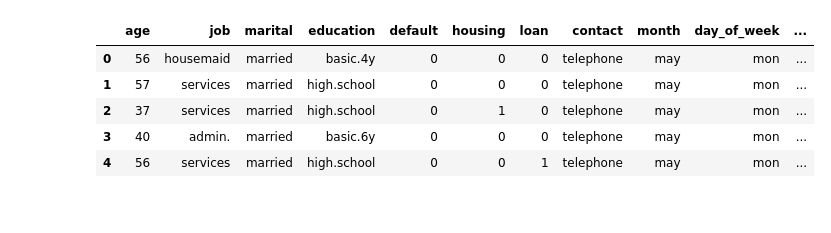
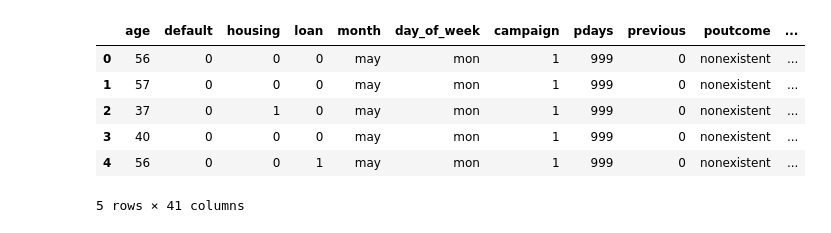
Before and after one commit to Iolaveson/Machine_learning, a Jupyter notebook: starter_bank_group1.ipynb, the cells around one changed output. Drawn from its saved outputs; the diff is of its cells as text; code cells hidden in the pictures.

Commit message:
Co-authored-by: james rainey <AJamesRainey@users.noreply.github.com> Co-authored-by: Eric Izekor <ize19001@byui.edu> dummies

```diff
--- a/starter_bank_group1.ipynb
+++ b/starter_bank_group1.ipynb
@@ -15,23 +16,33 @@ campaign.head()
 # %%
 yes_nos1 = campaign['default'].replace(['yes','no','unknown'], [1,0,0])
 yes_nos2 = campaign['housing'].replace(['yes','no','unknown'], [1,0,0])
 yes_nos3 = campaign['loan'].replace(['yes','no','unknown'], [1,0,0])
 
 
 
 marital = campaign['marital'].replace(["divorced","married","single","unknown"], ["divorced","married","single","single"])
+result = campaign['y'].replace(['yes', 'no'], [1,0])
+unemployed = campaign['job'].replace('unknown', 'unemployed')
 
 campaign['default'] = yes_nos1
 campaign['housing'] = yes_nos2
 campaign['loan'] = yes_nos3
 campaign['marital'] = marital
+campaign['y'] = result
+
+campaign_int = ['job','marital','education','contact','poutcome',]
+
+test = pd.get_dummies(campaign, columns =['job','marital','education','contact'])
 
 
-campaign.head()
+# campaign['divorced'] = test
+# campaign_final= pd.merge(campaign, test,how = 'cross')
+test.head()
 # %% [output]
-|  | age | job | marital | education | default | housing | loan | contact | month | day_of_week | ... |
-| 0 | 56 | housemaid | married | basic.4y | 0 | 0 | 0 | telephone | may | mon | ... |
-| 1 | 57 | services | married | high.school | 0 | 0 | 0 | telephone | may | mon | ... |
-| 2 | 37 | services | married | high.school | 0 | 1 | 0 | telephone | may | mon | ... |
-| 3 | 40 | admin. | married | basic.6y | 0 | 0 | 0 | telephone | may | mon | ... |
-| 4 | 56 | services | married | high.school | 0 | 0 | 1 | telephone | may | mon | ... |
+|  | age | default | housing | loan | month | day_of_week | campaign | pdays | previous | poutcome | ... |
+| 0 | 56 | 0 | 0 | 0 | may | mon | 1 | 999 | 0 | nonexistent | ... |
+| 1 | 57 | 0 | 0 | 0 | may | mon | 1 | 999 | 0 | nonexistent | ... |
+| 2 | 37 | 0 | 1 | 0 | may | mon | 1 | 999 | 0 | nonexistent | ... |
+| 3 | 40 | 0 | 0 | 0 | may | mon | 1 | 999 | 0 | nonexistent | ... |
+| 4 | 56 | 0 | 0 | 1 | may | mon | 1 | 999 | 0 | nonexistent | ... |
+5 rows × 41 columns
```
Also changed, not shown: parts of 3 cells of this notebook, 1 other file.
